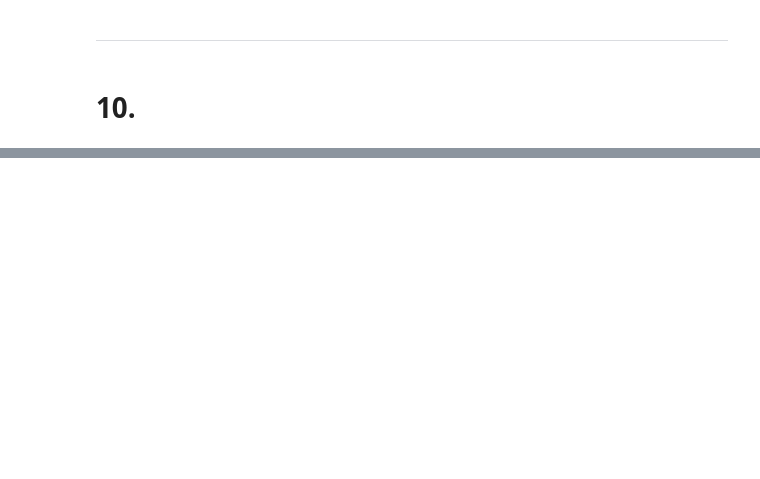
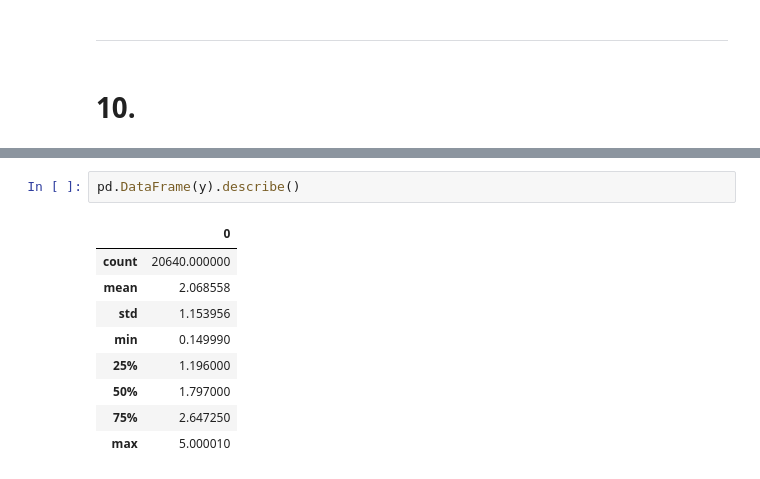
Before and after one commit to JieHengYu/ML-Algorithms, a Jupyter notebook: ML Python/Chapter 5/Exercises.ipynb, the cells around one changed output, grey strips where cells are left out. Saved outputs shown, nothing was run; the diff lists cells and outputs as text; blank space fills up the shorter version.

```diff
--- a/ML Python/Chapter 5/Exercises.ipynb
+++ b/ML Python/Chapter 5/Exercises.ipynb
@@ -243,0 +315,12 @@ Accuracy: 0.9085
+# %%
+pd.DataFrame(y).describe()
+# %% [output]
+|  | 0 |
+| count | 20640.000000 |
+| mean | 2.068558 |
+| std | 1.153956 |
+| min | 0.149990 |
+| 25% | 1.196000 |
+| 50% | 1.797000 |
+| 75% | 2.647250 |
+| max | 5.000010 |
```
Also changed, not shown: parts of 13 cells of this notebook.
